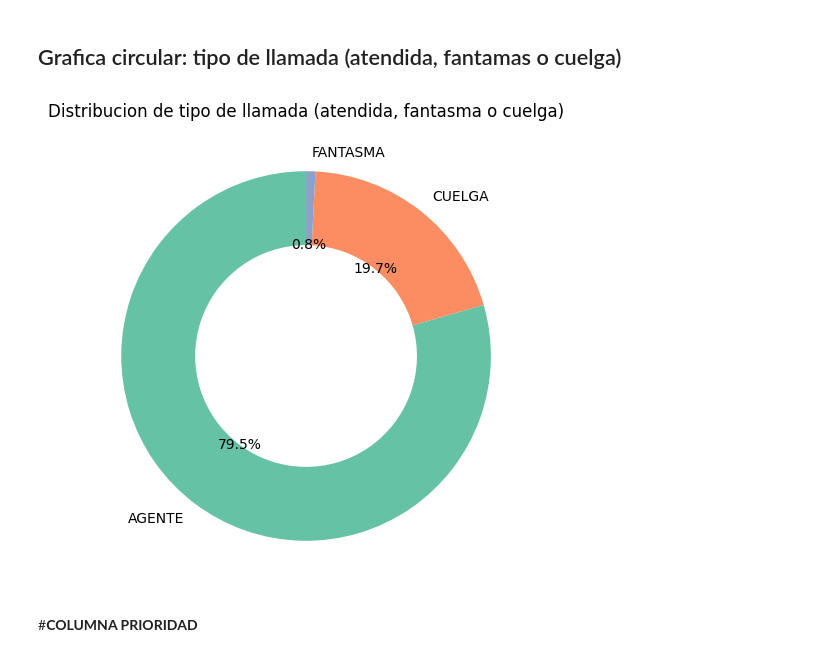
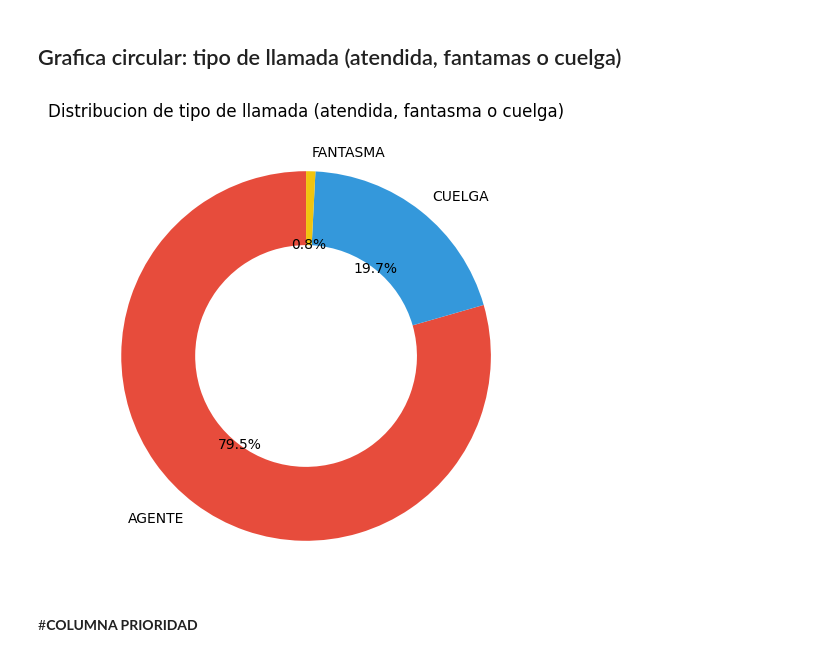
Before and after one commit to juangarcesco/metricas-call-canter, a Jupyter notebook: PRUEBA_CALL_CENTER.ipynb, the cells around one changed output. Cells and saved outputs as stored; diff of their text form; code cells hidden in the pictures.

```diff
--- a/PRUEBA_CALL_CENTER.ipynb
+++ b/PRUEBA_CALL_CENTER.ipynb
@@ -436,11 +426,11 @@ dtype: int64
 # %%
 paleta_de_colores = ['#E74C3C', '#3498DB', '#F1C40F']
 plt.figure(figsize=(6, 6))
-plt.pie(desglose_tipo_de_llamada_sr, labels=desglose_tipo_de_llamada_sr.index, autopct='%1.1f%%', startangle=90, wedgeprops=dict(width=0.4), colors=custom_palette)
+plt.pie(desglose_tipo_de_llamada_sr, labels=desglose_tipo_de_llamada_sr.index, autopct='%1.1f%%', startangle=90, wedgeprops=dict(width=0.4), colors=paleta_de_colores)
 plt.title('Distribucion de tipo de llamada (atendida, fantasma o cuelga)')
 plt.show()
 # %% [output]
-[figure, old version]
+[figure, new version]
 # %% [markdown]
 #**COLUMNA PRIORIDAD**
 # %% [markdown]
```
Also changed, not shown: parts of 15 cells of this notebook.
